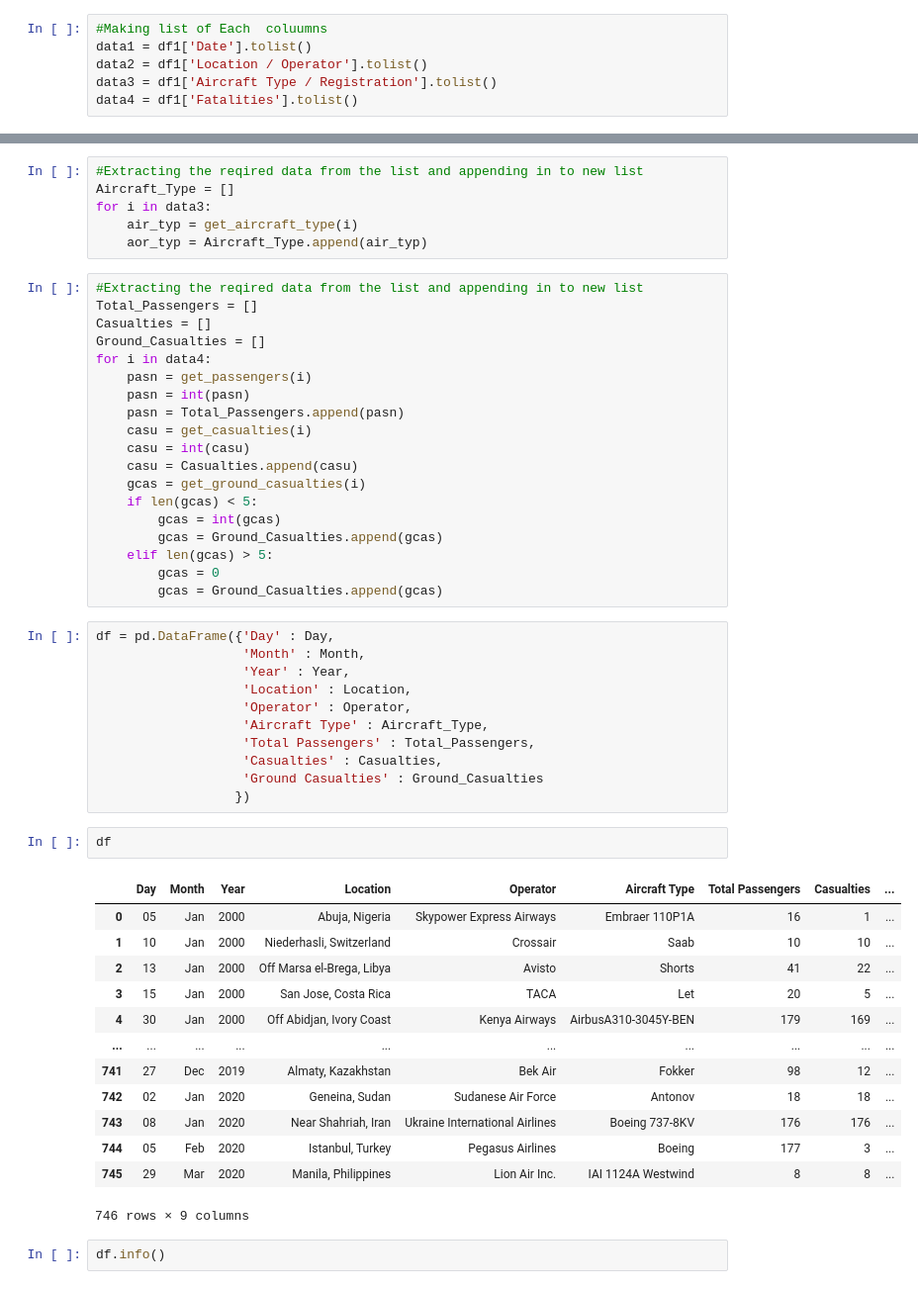
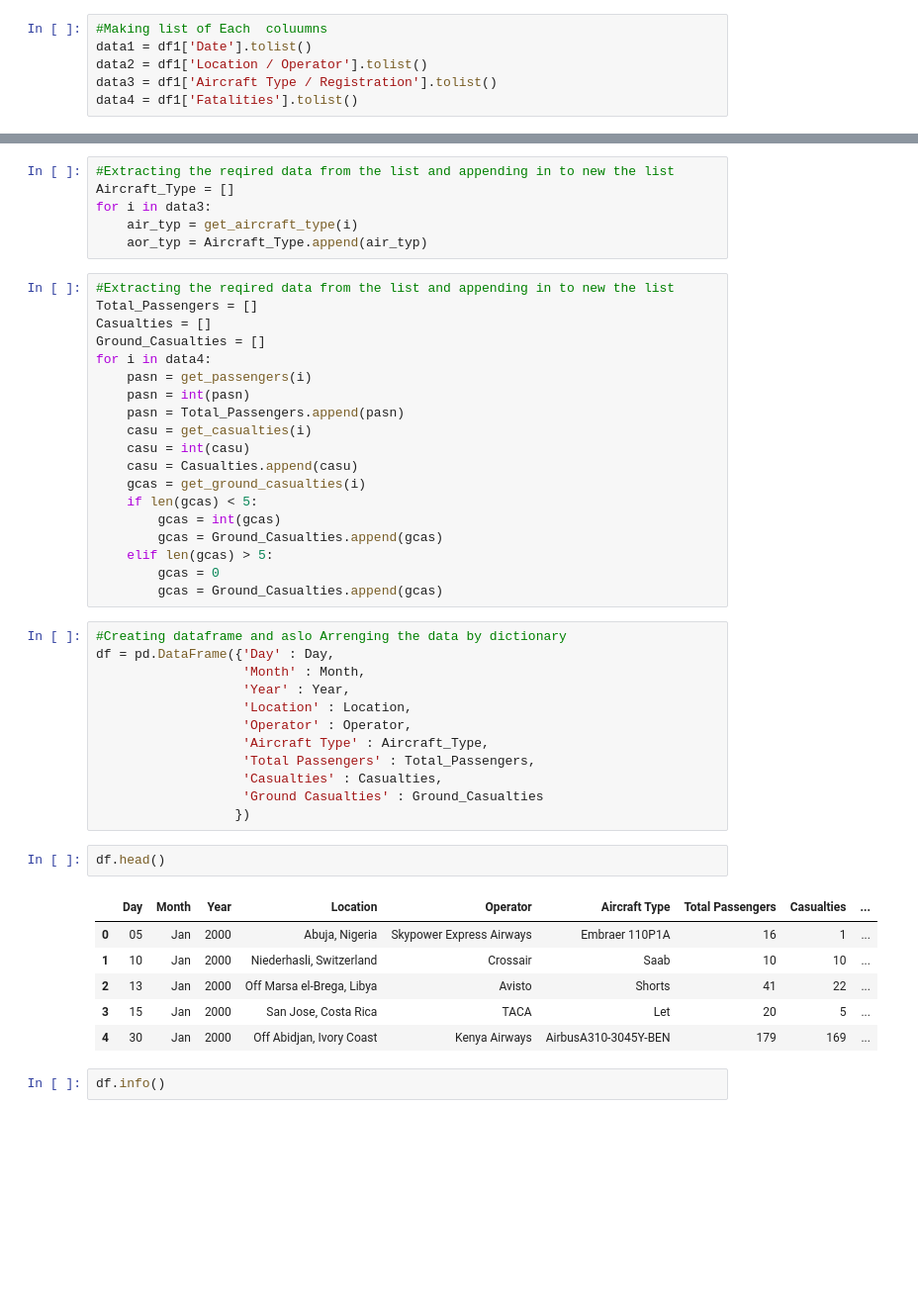
Before and after one commit to Basavarajkembhavimath/basavarajkembhavimath.github.io, a Jupyter notebook: Airplane_crash_Analysis_Bsv.ipynb, the cells around one changed output, grey strips where cells are left out. Shown at 99% size. Cells and saved outputs as stored; diff of their text form; blank space fills up the shorter version.

```diff
--- a/Airplane_crash_Analysis_Bsv.ipynb
+++ b/Airplane_crash_Analysis_Bsv.ipynb
@@ -189,13 +181,13 @@ for i in data2:
     opt = get_airline_name(i)
     opt = Operator.append(opt)
 # %%
-#Extracting the reqired data from the list and appending in to new list
+#Extracting the reqired data from the list and appending in to new the list
 Aircraft_Type = []
 for i in data3:
     air_typ = get_aircraft_type(i)
     aor_typ = Aircraft_Type.append(air_typ)
 # %%
-#Extracting the reqired data from the list and appending in to new list
+#Extracting the reqired data from the list and appending in to new the list
 Total_Passengers = []
 Casualties = []
 Ground_Casualties = []
@@ -214,6 +206,7 @@ for i in data4:
         gcas = 0
         gcas = Ground_Casualties.append(gcas)
 # %%
+#Creating dataframe and aslo Arrenging the data by dictionary
 df = pd.DataFrame({'Day' : Day,
                    'Month' : Month,
                    'Year' : Year,
@@ -225,21 +218,14 @@ df = pd.DataFrame({'Day' : Day,
                    'Ground Casualties' : Ground_Casualties
                   })
 # %%
-df
+df.head()
 # %% [output]
 |  | Day | Month | Year | Location | Operator | Aircraft Type | Total Passengers | Casualties | ... |
 | 0 | 05 | Jan | 2000 | Abuja, Nigeria | Skypower Express Airways | Embraer 110P1A | 16 | 1 | ... |
 | 1 | 10 | Jan | 2000 | Niederhasli, Switzerland | Crossair | Saab | 10 | 10 | ... |
 | 2 | 13 | Jan | 2000 | Off Marsa el-Brega, Libya | Avisto | Shorts | 41 | 22 | ... |
 | 3 | 15 | Jan | 2000 | San Jose, Costa Rica | TACA | Let | 20 | 5 | ... |
 | 4 | 30 | Jan | 2000 | Off Abidjan, Ivory Coast | Kenya Airways | AirbusA310-3045Y-BEN | 179 | 169 | ... |
-| ... | ... | ... | ... | ... | ... | ... | ... | ... | ... |
-| 741 | 27 | Dec | 2019 | Almaty, Kazakhstan | Bek Air | Fokker | 98 | 12 | ... |
-| 742 | 02 | Jan | 2020 | Geneina, Sudan | Sudanese Air Force | Antonov | 18 | 18 | ... |
-| 743 | 08 | Jan | 2020 | Near Shahriah, Iran | Ukraine International Airlines | Boeing 737-8KV | 176 | 176 | ... |
-| 744 | 05 | Feb | 2020 | Istanbul, Turkey | Pegasus Airlines | Boeing | 177 | 3 | ... |
-| 745 | 29 | Mar | 2020 | Manila, Philippines | Lion Air Inc. | IAI 1124A Westwind | 8 | 8 | ... |
-746 rows × 9 columns
 # %%
 df.info()
 # %% [output]
```
Also changed, not shown: parts of 29 cells of this notebook.
